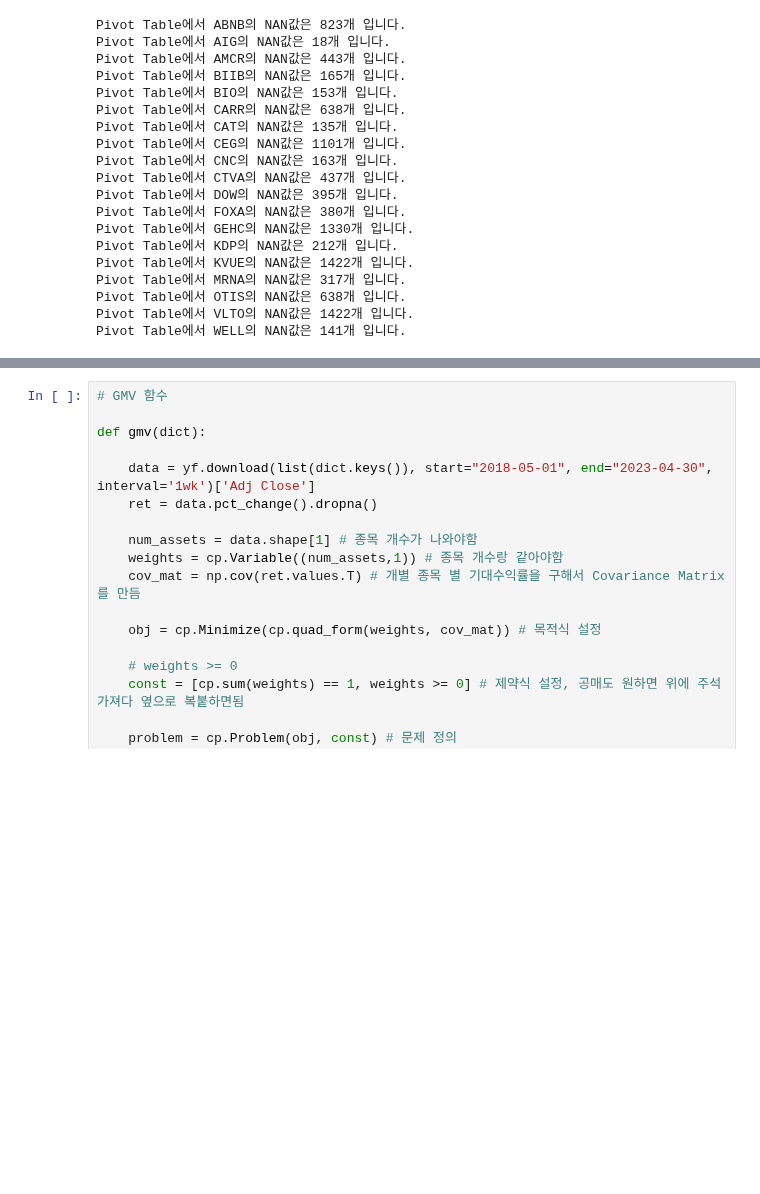
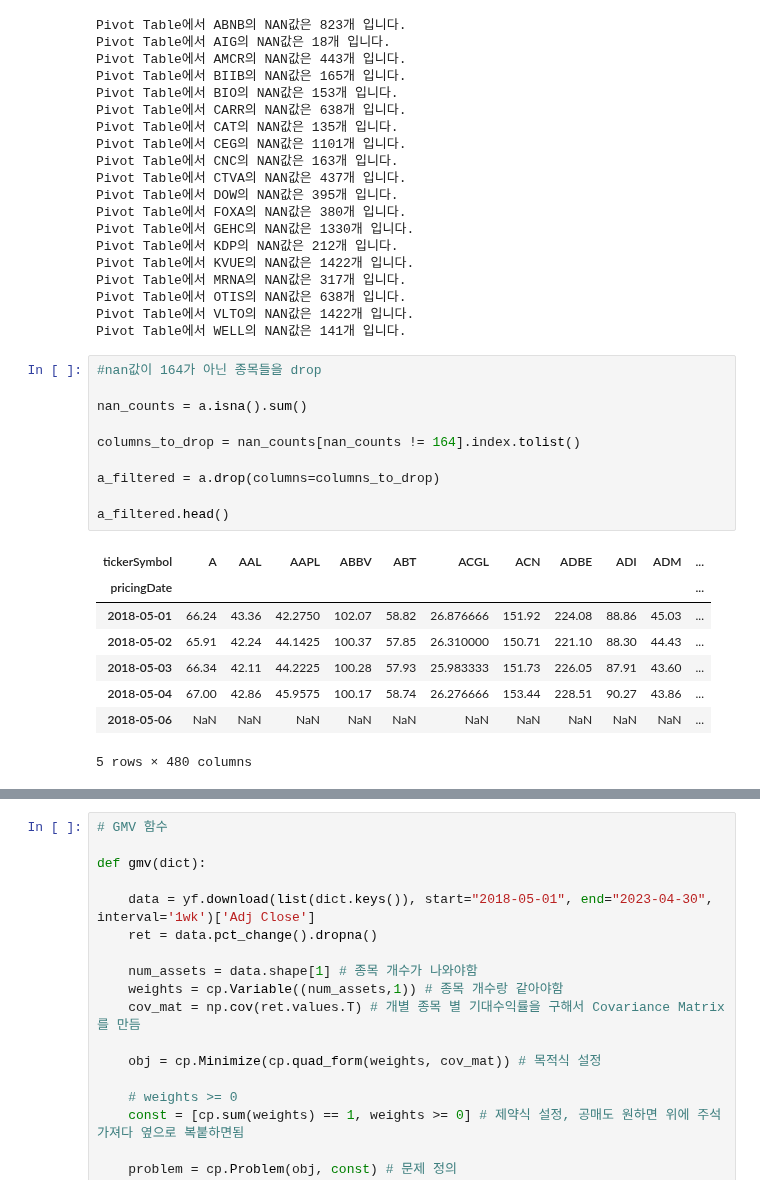
Before and after one commit to FELAB-KHU/S-PQuantTeam01, a Jupyter notebook: Hanyong/Team1_v3.ipynb, the cells around one changed output, grey strips where cells are left out. Cells and saved outputs as stored; diff of their text form; blank space fills up the shorter version.

```diff
--- a/Hanyong/Team1_v3.ipynb
+++ b/Hanyong/Team1_v3.ipynb
@@ -89,3 +89,22 @@ Pivot Table에서 MRNA의 NAN값은 317개 입니다.
 Pivot Table에서 OTIS의 NAN값은 638개 입니다.
 Pivot Table에서 VLTO의 NAN값은 1422개 입니다.
 Pivot Table에서 WELL의 NAN값은 141개 입니다.
+# %%
+#nan값이 164가 아닌 종목들을 drop
+
+nan_counts = a.isna().sum()
+
+columns_to_drop = nan_counts[nan_counts != 164].index.tolist()
+
+a_filtered = a.drop(columns=columns_to_drop)
+
+a_filtered.head()
+# %% [output]
+| tickerSymbol | A | AAL | AAPL | ABBV | ABT | ACGL | ACN | ADBE | ADI | ADM | ... |
+| pricingDate |  |  |  |  |  |  |  |  |  |  | ... |
+| 2018-05-01 | 66.24 | 43.36 | 42.2750 | 102.07 | 58.82 | 26.876666 | 151.92 | 224.08 | 88.86 | 45.03 | ... |
+| 2018-05-02 | 65.91 | 42.24 | 44.1425 | 100.37 | 57.85 | 26.310000 | 150.71 | 221.10 | 88.30 | 44.43 | ... |
+| 2018-05-03 | 66.34 | 42.11 | 44.2225 | 100.28 | 57.93 | 25.983333 | 151.73 | 226.05 | 87.91 | 43.60 | ... |
+| 2018-05-04 | 67.00 | 42.86 | 45.9575 | 100.17 | 58.74 | 26.276666 | 153.44 | 228.51 | 90.27 | 43.86 | ... |
+| 2018-05-06 | NaN | NaN | NaN | NaN | NaN | NaN | NaN | NaN | NaN | NaN | ... |
+5 rows × 480 columns
```
Also changed, not shown: parts of 3 cells of this notebook.
